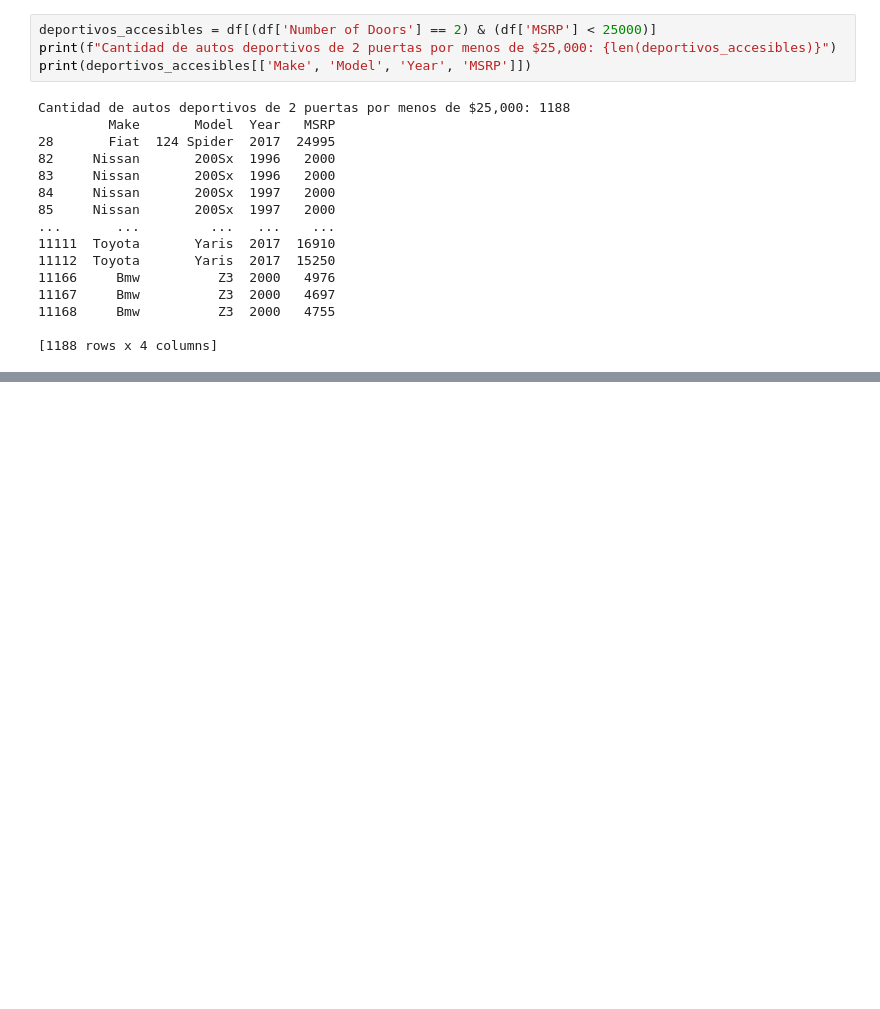
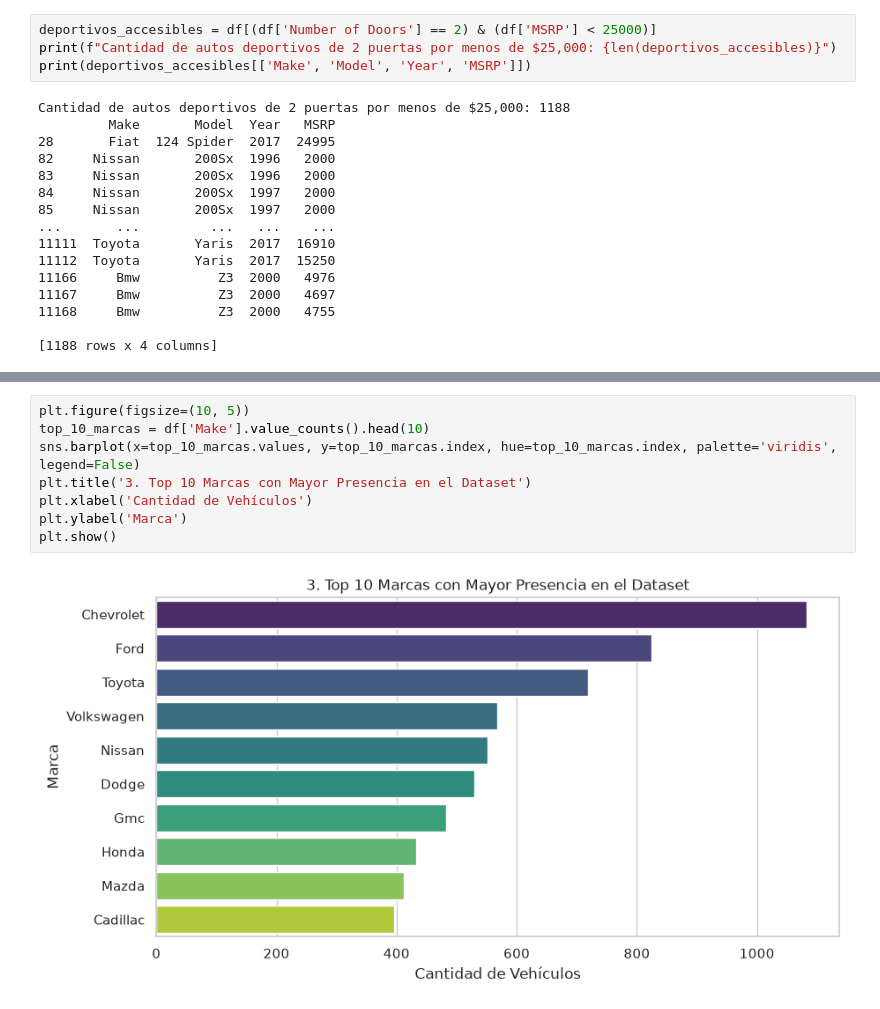
Before and after one commit to JuanPrieto16/proyecto_carros_proga2, a Jupyter notebook: cuadernos/exploracion_samuel.ipynb, the cells around one changed output, grey strips where cells are left out. Drawn from its saved outputs; the diff is of its cells as text; blank space fills up the shorter version.

```diff
--- a/cuadernos/exploracion_samuel.ipynb
+++ b/cuadernos/exploracion_samuel.ipynb
@@ -209,0 +234,10 @@ Cantidad de autos deportivos de 2 puertas por menos de $25,000: 1188
+# %%
+plt.figure(figsize=(10, 5))
+top_10_marcas = df['Make'].value_counts().head(10)
+sns.barplot(x=top_10_marcas.values, y=top_10_marcas.index, hue=top_10_marcas.index, palette='viridis', legend=False)
+plt.title('3. Top 10 Marcas con Mayor Presencia en el Dataset')
+plt.xlabel('Cantidad de Vehículos')
+plt.ylabel('Marca')
+plt.show()
+# %% [output]
+[figure, added]
```
Also changed, not shown: parts of 5 cells of this notebook, 1 other file.
